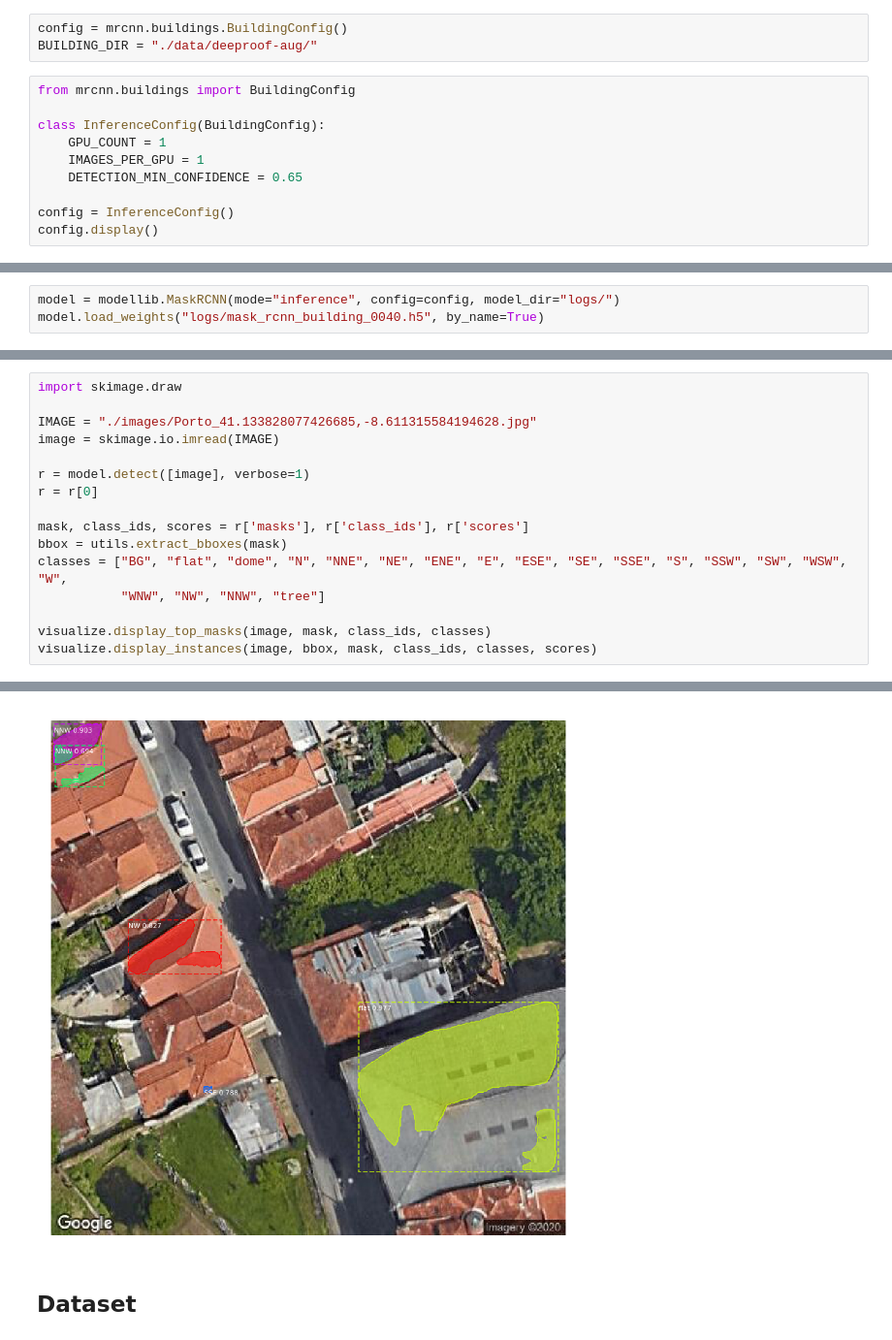
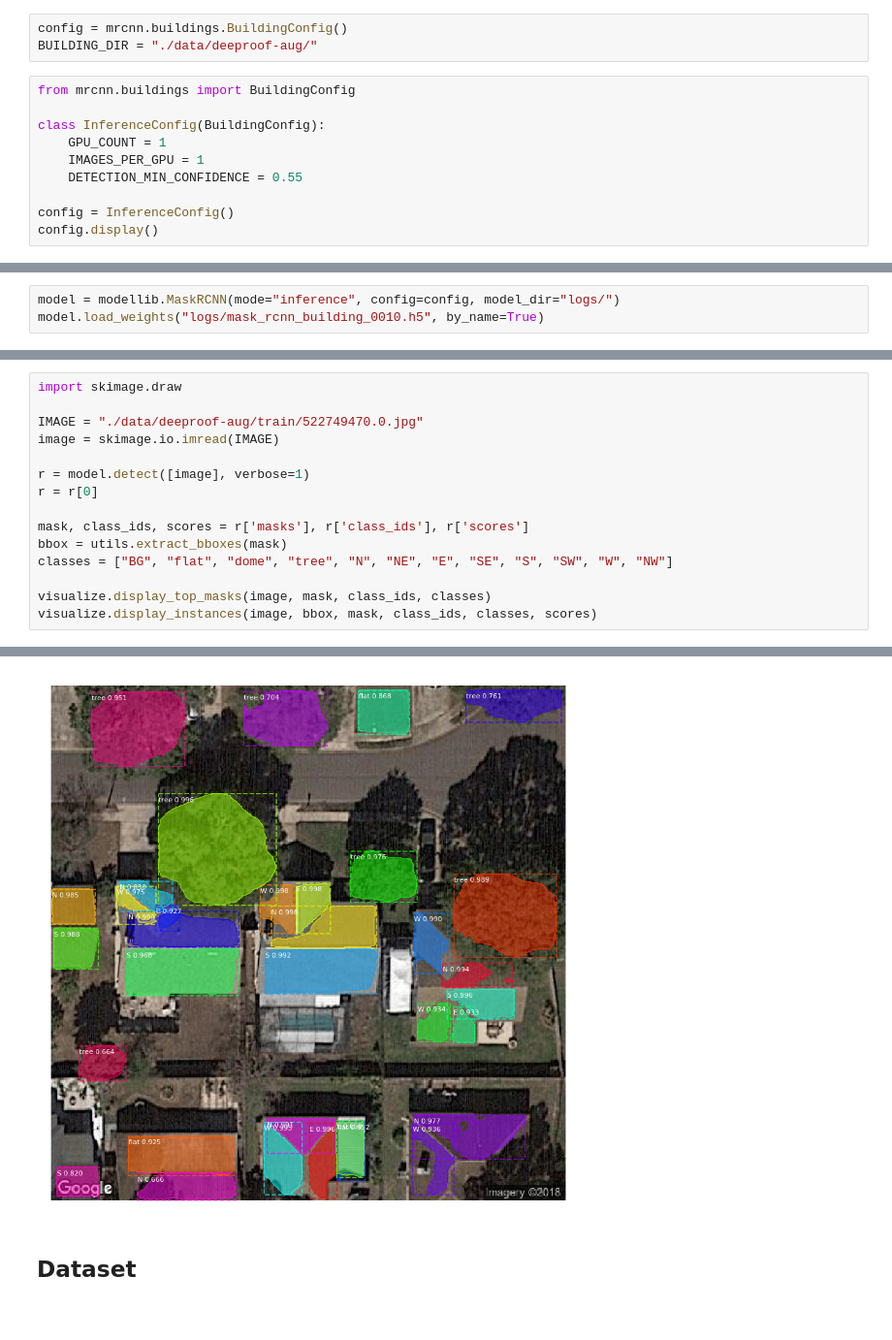
Before and after one commit to duxan/deeproof, a Jupyter notebook: inspect_building_data.ipynb, the cells around one changed output, grey strips where cells are left out. Shown: that part at 97% size. Drawn from its saved outputs; the diff is of its cells as text.

```diff
--- a/inspect_building_data.ipynb
+++ b/inspect_building_data.ipynb
@@ -50,7 +50,7 @@ from mrcnn.buildings import BuildingConfig
 class InferenceConfig(BuildingConfig):
     GPU_COUNT = 1
     IMAGES_PER_GPU = 1
-    DETECTION_MIN_CONFIDENCE = 0.65
+    DETECTION_MIN_CONFIDENCE = 0.55
 
 config = InferenceConfig()
 config.display()
@@ -74,4 +74,4 @@ VALIDATION_STEPS               50
 WEIGHT_DECAY                   0.0001
 # %%
 model = modellib.MaskRCNN(mode="inference", config=config, model_dir="logs/")
-model.load_weights("logs/mask_rcnn_building_0040.h5", by_name=True)
+model.load_weights("logs/mask_rcnn_building_0010.h5", by_name=True)
@@ -96,7 +78,7 @@ WARNING:tensorflow:From /Users/duxan/opt/miniconda3/lib/python3.7/site-packages/
 # %%
 import skimage.draw
 
-IMAGE = "./images/Porto_41.133828077426685,-8.611315584194628.jpg"
+IMAGE = "./data/deeproof-aug/train/522749470.0.jpg"
 image = skimage.io.imread(IMAGE)
 
 r = model.detect([image], verbose=1)
@@ -104,8 +86,7 @@ r = r[0]
 
 mask, class_ids, scores = r['masks'], r['class_ids'], r['scores']
 bbox = utils.extract_bboxes(mask)
-classes = ["BG", "flat", "dome", "N", "NNE", "NE", "ENE", "E", "ESE", "SE", "SSE", "S", "SSW", "SW", "WSW", "W",
-           "WNW", "NW", "NNW", "tree"]
+classes = ["BG", "flat", "dome", "tree", "N", "NE", "E", "SE", "S", "SW", "W", "NW"]
 
 visualize.display_top_masks(image, mask, class_ids, classes)
 visualize.display_instances(image, bbox, mask, class_ids, classes, scores)
@@ -119,4 +100,4 @@ anchors                  shape: (1, 65472, 4)         min:   -0.70849  max:    1
-[figure, old version]
+[figure, new version]
 # %% [markdown]
 ## Dataset
 # %%
```
Also changed, not shown: parts of 3 cells of this notebook, 8 other files.
